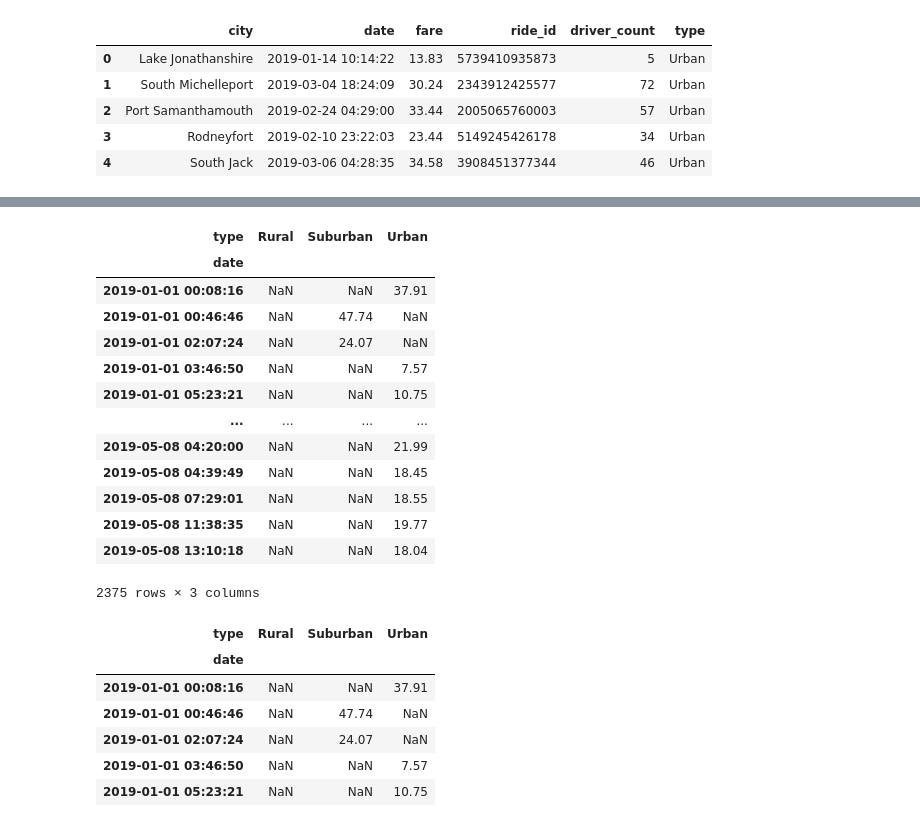
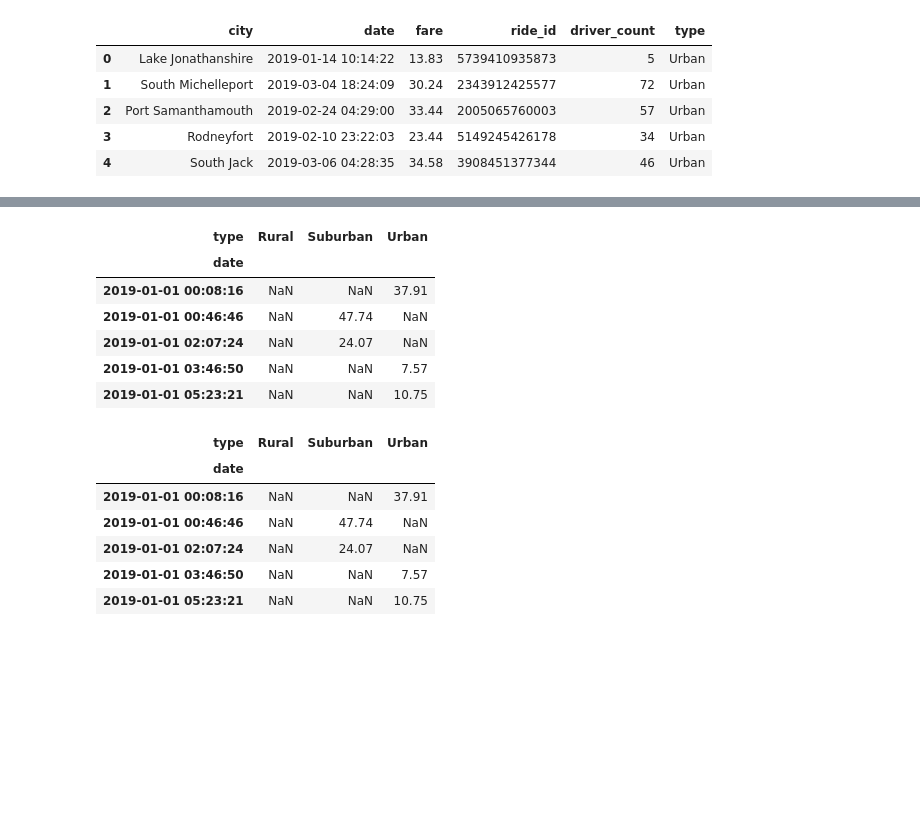
Before and after one commit to daryld2239/PyBer_Analysis, a Jupyter notebook: Resources/PyBer_Challenge_starter_code.ipynb, the cells around one changed output, grey strips where cells are left out. Cells and saved outputs as stored; diff of their text form; code cells hidden in the pictures; blank space fills up the shorter version.

```diff
--- a/Resources/PyBer_Challenge_starter_code.ipynb
+++ b/Resources/PyBer_Challenge_starter_code.ipynb
@@ -141,7 +141,6 @@ pyber_data_df.head()
 # 2. Using groupby() to create a new DataFrame showing the sum of the fares
 #  for each date where the indices are the city type and date.
 
-pyber_date_df = pyber_data_df.groupby(["type", "date"]).sum()["fare"]
-
-pyber_date_df
+fare_by_city_date_df = pyber_data_df.groupby(['type','date']).sum().fare.to_frame()
+fare_by_city_date_df.head()
 # %% [output]
@@ -162,29 +155,21 @@ Name: fare, Length: 2375, dtype: float64
 # 3. Reset the index on the DataFrame you created in #1. This is needed to use the 'pivot()' function.
 # df = df.reset_index()
 
-pyber_date_df = pyber_date_df.reset_index()
+fare_by_city_date_df = fare_by_city_date_df.reset_index()
 # %%
 # 4. Create a pivot table with the 'date' as the index, the columns ='type', and values='fare'
 # to get the total fares for each type of city by the date.
 
-pyber_date_df = pyber_date_df.pivot(index='date', columns='type', values='fare')
-
-pyber_date_df
+fare_by_city_date_df = fare_by_city_date_df.pivot(index='date',columns='type', values='fare')
+fare_by_city_date_df.head()
 # %% [output]
 | type | Rural | Suburban | Urban |
 | date |  |  |  |
 | 2019-01-01 00:08:16 | NaN | NaN | 37.91 |
 | 2019-01-01 00:46:46 | NaN | 47.74 | NaN |
 | 2019-01-01 02:07:24 | NaN | 24.07 | NaN |
 | 2019-01-01 03:46:50 | NaN | NaN | 7.57 |
 | 2019-01-01 05:23:21 | NaN | NaN | 10.75 |
-| ... | ... | ... | ... |
-| 2019-05-08 04:20:00 | NaN | NaN | 21.99 |
-| 2019-05-08 04:39:49 | NaN | NaN | 18.45 |
-| 2019-05-08 07:29:01 | NaN | NaN | 18.55 |
-| 2019-05-08 11:38:35 | NaN | NaN | 19.77 |
-| 2019-05-08 13:10:18 | NaN | NaN | 18.04 |
-2375 rows × 3 columns
 # %%
 # 5. Create a new DataFrame from the pivot table DataFrame using loc on the given dates, '2019-01-01':'2019-04-29'.
 
```
Also changed, not shown: parts of 6 cells of this notebook.
